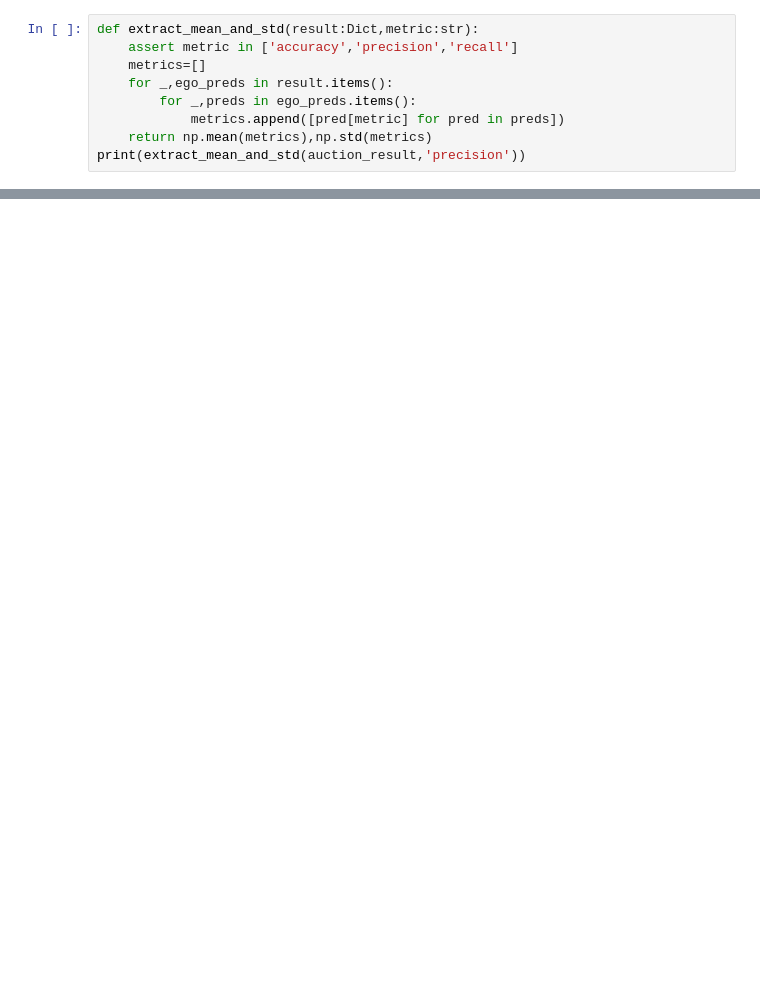
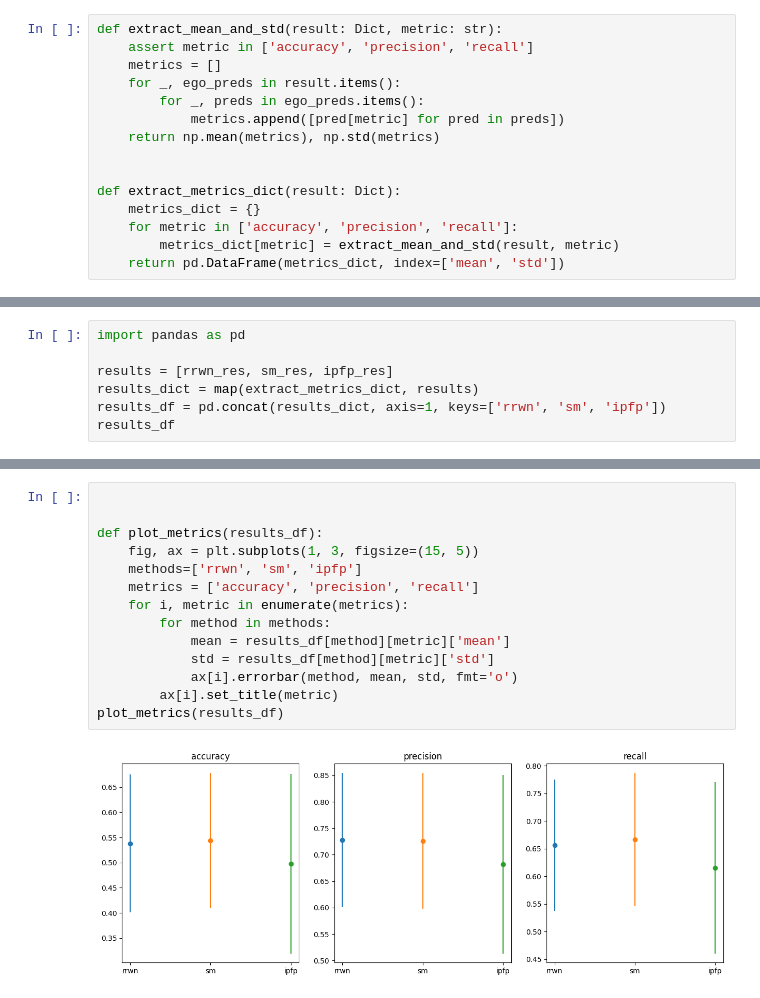
Before and after one commit to Paradox315/late_fusion_simulator, a Jupyter notebook: notebooks/result_analysis.ipynb, the cells around one changed output, grey strips where cells are left out. Cells and saved outputs as stored; diff of their text form; blank space fills up the shorter version.

```diff
--- a/notebooks/result_analysis.ipynb
+++ b/notebooks/result_analysis.ipynb
@@ -68,9 +54,15 @@ plot_metric('accuracy','accuracy of different matching methods(3m noise)')
 # %%
-def extract_mean_and_std(result:Dict,metric:str):
-    assert metric in ['accuracy','precision','recall']
-    metrics=[]
-    for _,ego_preds in result.items():
-        for _,preds in ego_preds.items():
+def extract_mean_and_std(result: Dict, metric: str):
+    assert metric in ['accuracy', 'precision', 'recall']
+    metrics = []
+    for _, ego_preds in result.items():
+        for _, preds in ego_preds.items():
             metrics.append([pred[metric] for pred in preds])
-    return np.mean(metrics),np.std(metrics)
-print(extract_mean_and_std(auction_result,'precision'))
+    return np.mean(metrics), np.std(metrics)
+
+
+def extract_metrics_dict(result: Dict):
+    metrics_dict = {}
+    for metric in ['accuracy', 'precision', 'recall']:
+        metrics_dict[metric] = extract_mean_and_std(result, metric)
+    return pd.DataFrame(metrics_dict, index=['mean', 'std'])
@@ -115,0 +69,7 @@ df.plot(kind='bar',figsize=(10,5),title='mean and std of different matching meth
+# %%
+import pandas as pd
+
+results = [rrwn_res, sm_res, ipfp_res]
+results_dict = map(extract_metrics_dict, results)
+results_df = pd.concat(results_dict, axis=1, keys=['rrwn', 'sm', 'ipfp'])
+results_df
@@ -115,0 +94,16 @@ df.plot(kind='bar',figsize=(10,5),title='mean and std of different matching meth
+# %%
+
+
+def plot_metrics(results_df):
+    fig, ax = plt.subplots(1, 3, figsize=(15, 5))
+    methods=['rrwn', 'sm', 'ipfp']
+    metrics = ['accuracy', 'precision', 'recall']
+    for i, metric in enumerate(metrics):
+        for method in methods:
+            mean = results_df[method][metric]['mean']
+            std = results_df[method][metric]['std']
+            ax[i].errorbar(method, mean, std, fmt='o')
+        ax[i].set_title(metric)
+plot_metrics(results_df)
+# %% [output]
+[figure, added]
```
Also changed, not shown: parts of 18 cells of this notebook, 26 other files.
